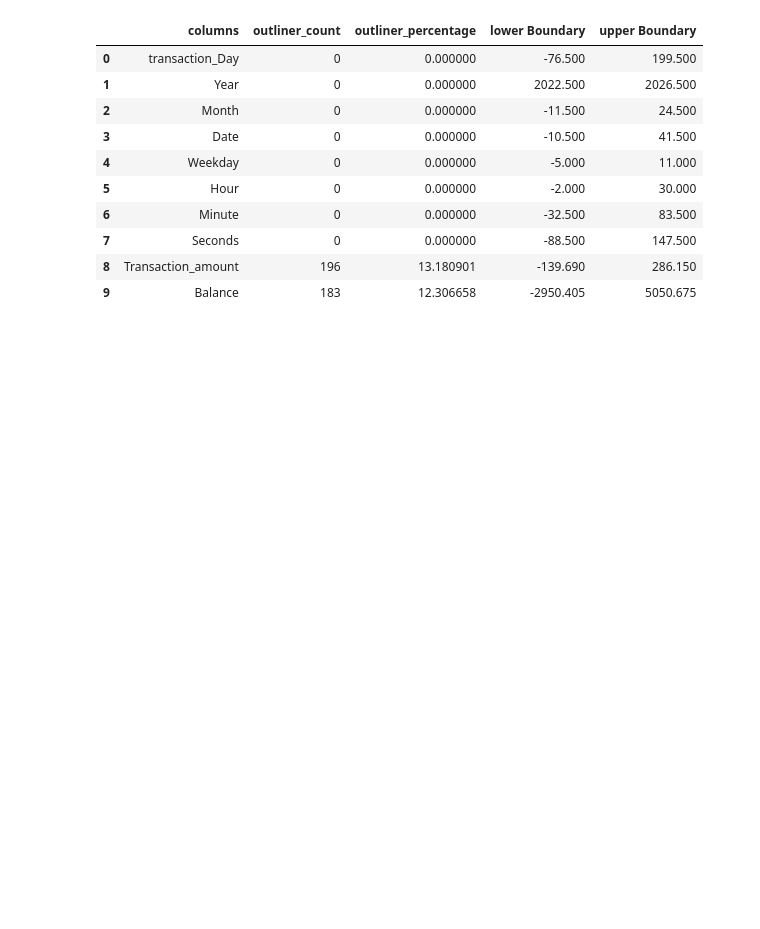
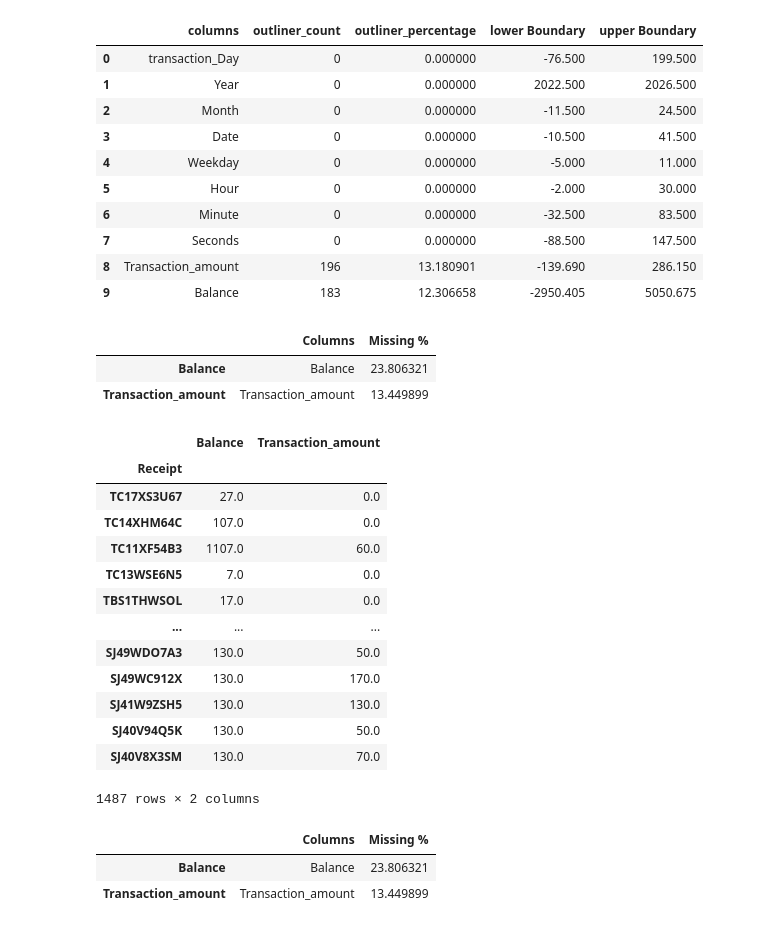
Before and after one commit to Brian342/JupyterNoteBook, a Jupyter notebook: Mpesa.ipynb, the cells around one changed output. Drawn from its saved outputs; the diff is of its cells as text; code cells hidden in the pictures; blank space fills up the shorter version.

```diff
--- a/Mpesa.ipynb
+++ b/Mpesa.ipynb
@@ -804,3 +804,51 @@ check_outliners(prediction_data)
 | 9 | Balance | 183 | 12.306658 | -2950.405 | 5050.675 |
 # %%
 # dropping outliners
+def drop_outliners(df: pd.DataFrame):
+    no_outliners = df.copy()
+    for columns in df.select_dtypes(include=['int', 'float']).columns:
+        q1 = df[columns].quantile(.25)
+        q3 = df[columns].quantile(.75)
+        IQR = q3 - q1
+
+        lowerbound = q1 - 1.5 * 100
+        upperbound = q3 + 1.5 * 100
+
+        # replace outliers on the data set
+        no_outliners[columns] = df[columns].apply(lambda x : np.nan if (pd.notna(x) and (x < lowerbound or x > upperbound)) else x)
+    return no_outliners
+# %%
+clean_data = drop_outliners(prediction_data)
+# %%
+missing_values(clean_data)
+# %% [output]
+|  | Columns | Missing % |
+| Balance | Balance | 23.806321 |
+| Transaction_amount | Transaction_amount | 13.449899 |
+# %%
+# filling missing values with median value
+def fill_na(df):
+    return df.fillna(df.median())
+# %%
+clean_data = fill_na(clean_data[['Balance', 'Transaction_amount']])
+# %% [output]
+|  | Balance | Transaction_amount |
+| Receipt |  |  |
+| TC17XS3U67 | 27.0 | 0.0 |
+| TC14XHM64C | 107.0 | 0.0 |
+| TC11XF54B3 | 1107.0 | 60.0 |
+| TC13WSE6N5 | 7.0 | 0.0 |
+| TBS1THWSOL | 17.0 | 0.0 |
+| ... | ... | ... |
+| SJ49WDO7A3 | 130.0 | 50.0 |
+| SJ49WC912X | 130.0 | 170.0 |
+| SJ41W9ZSH5 | 130.0 | 130.0 |
+| SJ40V94Q5K | 130.0 | 50.0 |
+| SJ40V8X3SM | 130.0 | 70.0 |
+1487 rows × 2 columns
+# %%
+missing_values(clean_data)
+# %% [output]
+|  | Columns | Missing % |
+| Balance | Balance | 23.806321 |
+| Transaction_amount | Transaction_amount | 13.449899 |
```
Also changed, not shown: 1 other file.
